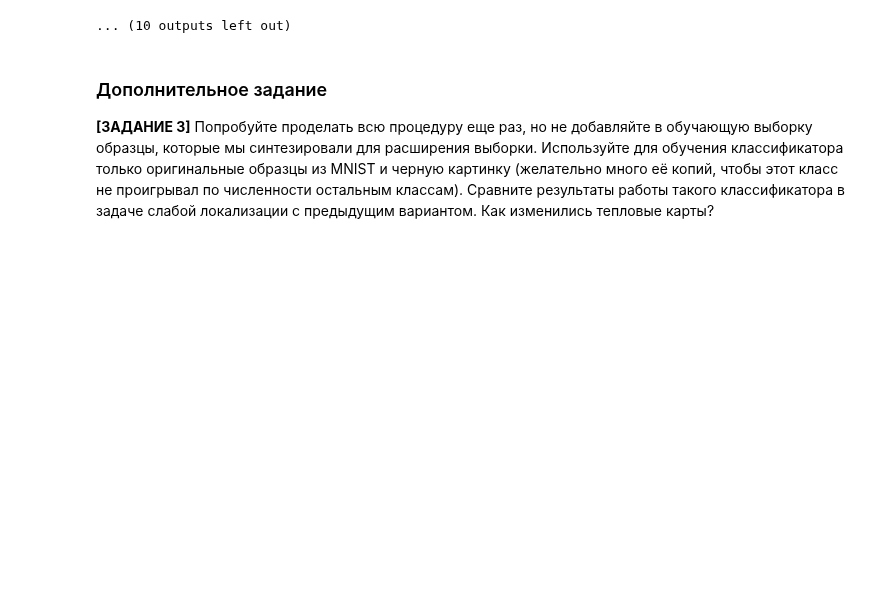
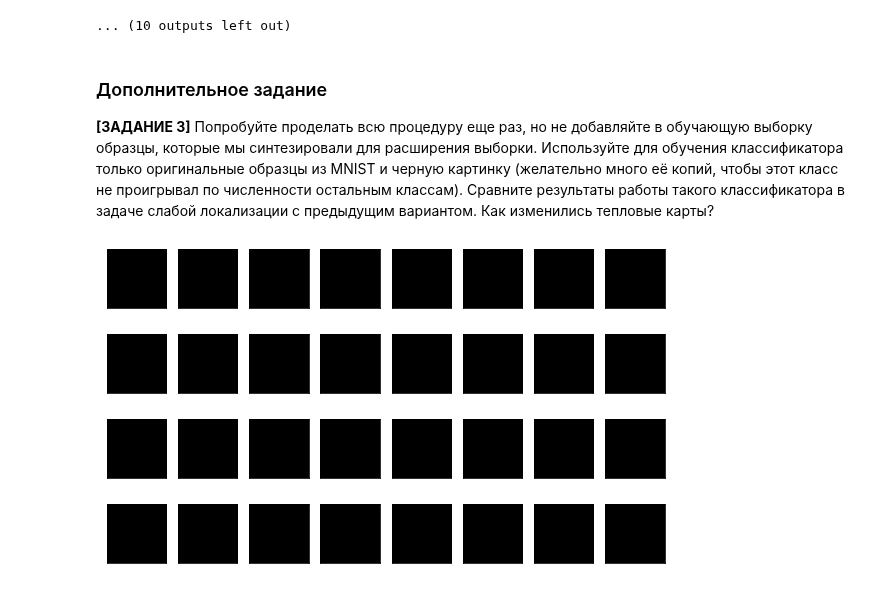
Before and after one commit to larinsi/DS0P, a Jupyter notebook: Machine_learning_Middle_level_Neural_networks/06_Semantic_segmentation_Pt1/Реализация_слабой_локализации_с_помощью_скользящего_окна_РАЗБОР.ipynb, the cells around one changed output. Saved outputs shown, nothing was run; the diff lists cells and outputs as text; code cells hidden in the pictures; blank space fills up the shorter version.

```diff
--- a/Machine_learning_Middle_level_Neural_networks/06_Semantic_segmentation_Pt1/Реализация_слабой_локализации_с_помощью_скользящего_окна_РАЗБОР.ipynb
+++ b/Machine_learning_Middle_level_Neural_networks/06_Semantic_segmentation_Pt1/Реализация_слабой_локализации_с_помощью_скользящего_окна_РАЗБОР.ipynb
@@ -293,0 +332,22 @@ Heatmap for class: 5
+# %%
+bg_samples = 10000 # Количество обучающих образцов из класса "фон"
+
+bg_train_x = np.zeros((bg_samples, 28, 28, 1), dtype=np.float32)
+bg_train_y = np.ones((bg_samples,), dtype=np.int32)*10
+
+# src_idxs = random.choices(range(train_x.shape[0]), k=bg_samples)
+
+# sh = train_x.shape[1]
+# sw = train_x.shape[2]
+# for i in range(bg_samples):
+#     dh = random.randint(sh//4, 3*sh//4) * random.choice([-1, 1])
+#     dw = random.randint(sw//4, 3*sw//4) * random.choice([-1, 1])
+
+#     sample = train_x[src_idxs[i], ...]
+
+#     bg_train_x[i, max(-dh,0):min(sh-dh,sh), max(-dw,0):min(sw-dw, sw), :] = \
+#         sample[max( dh,0):min(sh+dh,sh), max( dw,0):min(sw+dw, sw), :]
+
+plot_some_samples(bg_train_x[:32, ...])
+# %% [output]
+[figure, added]
```
Also changed, not shown: parts of 23 cells of this notebook.
